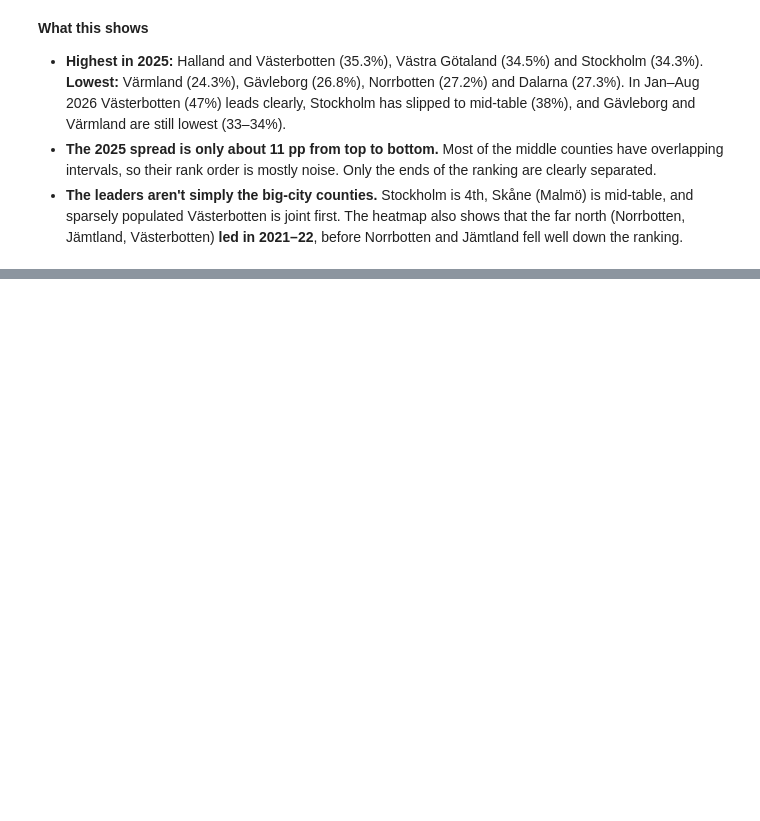
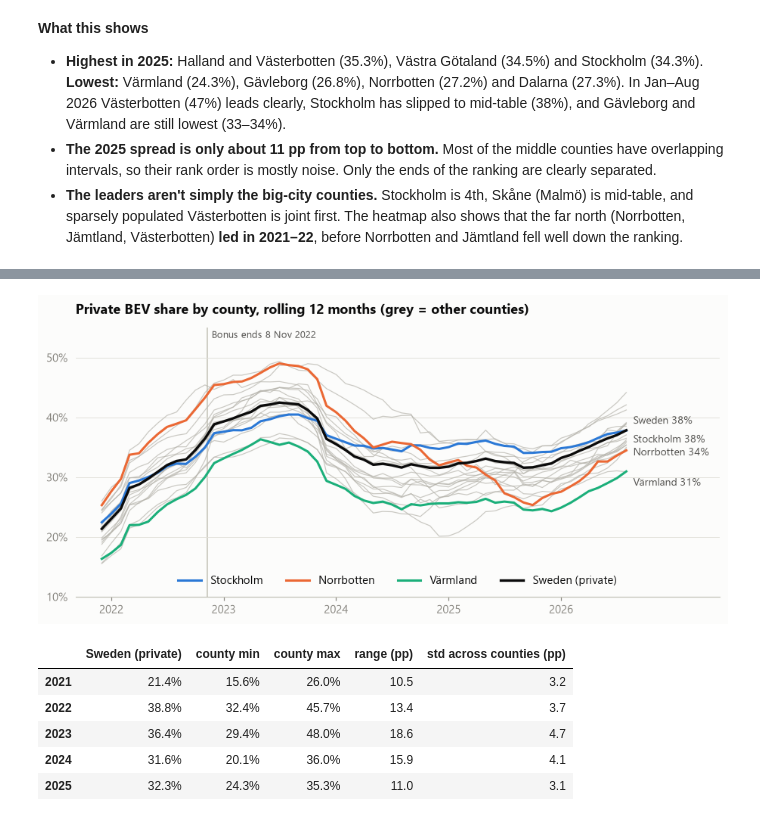
Before and after one commit to suv999/sweden-ev-adoption, a Jupyter notebook: notebooks/02_regional.ipynb, the cells around one changed output, grey strips where cells are left out. Drawn from its saved outputs; the diff is of its cells as text; code cells hidden in the pictures; blank space fills up the shorter version.

```diff
--- a/notebooks/02_regional.ipynb
+++ b/notebooks/02_regional.ipynb
@@ -134,0 +139,46 @@ plt.show()
+# %%
+m = priv.pivot_table(index="month", columns=["county_name", "fuel_type"], values="registrations",
+                     aggfunc="sum", fill_value=0)
+cty_bev = m.xs("BEV", axis=1, level="fuel_type")
+cty_tot = m.T.groupby(level="county_name").sum().T
+r12 = (cty_bev.rolling(12).sum() / cty_tot.rolling(12).sum()).dropna()
+r12_nat = (cty_bev.sum(axis=1).rolling(12).sum() / cty_tot.sum(axis=1).rolling(12).sum()).dropna()
+
+HIGHLIGHT = {"Stockholm": BLUE, "Norrbotten": ORANGE, "Värmland": AQUA}
+fig, ax = plt.subplots()
+for c in r12.columns.difference(list(HIGHLIGHT)):
+    ax.plot(r12.index, r12[c], color=GREY_LIGHT, lw=0.8, alpha=0.7)
+for c, color in HIGHLIGHT.items():
+    ax.plot(r12.index, r12[c], color=color, lw=2, label=c)
+ax.plot(r12_nat.index, r12_nat, color=INK, lw=2.2, label="Sweden (private)")
+dys = {"Stockholm": -8, "Norrbotten": -2, "Värmland": -10}
+for c in HIGHLIGHT:
+    viz.label_end(ax, r12[c], f"{c} {r12[c].iloc[-1]:.0%}", dy=dys[c])
+viz.label_end(ax, r12_nat, f"Sweden {r12_nat.iloc[-1]:.0%}", dy=8)
+viz.mark_bonus(ax, y=0.99)
+ax.yaxis.set_major_formatter(PCT)
+ax.set_ylim(0.1, 0.55)
+ax.set_xlim(right=LAST + pd.DateOffset(months=10))
+ax.set_xticks(pd.date_range("2022-01-01", f"{LAST.year}-01-01", freq="YS"))
+ax.xaxis.set_major_formatter(mpl.dates.DateFormatter("%Y"))
+ax.set_title("Private BEV share by county, rolling 12 months (grey = other counties)")
+ax.legend(loc="lower center", ncol=4)
+viz.save(fig, "02_county_r12", FIGS)
+plt.show()
+
+spread = pd.DataFrame({"Sweden (private)": [cy.xs(y, level="year").BEV.sum() / cy.xs(y, level="year").total.sum()
+                                            for y in range(2021, LAST.year)]}, index=[str(y) for y in range(2021, LAST.year)])
+spread["county min"] = bev[spread.index].min()
+spread["county max"] = bev[spread.index].max()
+spread["range (pp)"] = (spread["county max"] - spread["county min"]) * 100
+spread["std across counties (pp)"] = bev[spread.index].std() * 100
+spread.style.format({"Sweden (private)": "{:.1%}", "county min": "{:.1%}", "county max": "{:.1%}",
+                     "range (pp)": "{:.1f}", "std across counties (pp)": "{:.1f}"})
+# %% [output]
+[figure, added]
+|  | Sweden (private) | county min | county max | range (pp) | std across counties (pp) |
+| 2021 | 21.4% | 15.6% | 26.0% | 10.5 | 3.2 |
+| 2022 | 38.8% | 32.4% | 45.7% | 13.4 | 3.7 |
+| 2023 | 36.4% | 29.4% | 48.0% | 18.6 | 4.7 |
+| 2024 | 31.6% | 20.1% | 36.0% | 15.9 | 4.1 |
+| 2025 | 32.3% | 24.3% | 35.3% | 11.0 | 3.1 |
```
Also changed, not shown: parts of 2 cells of this notebook, 1 other file.
